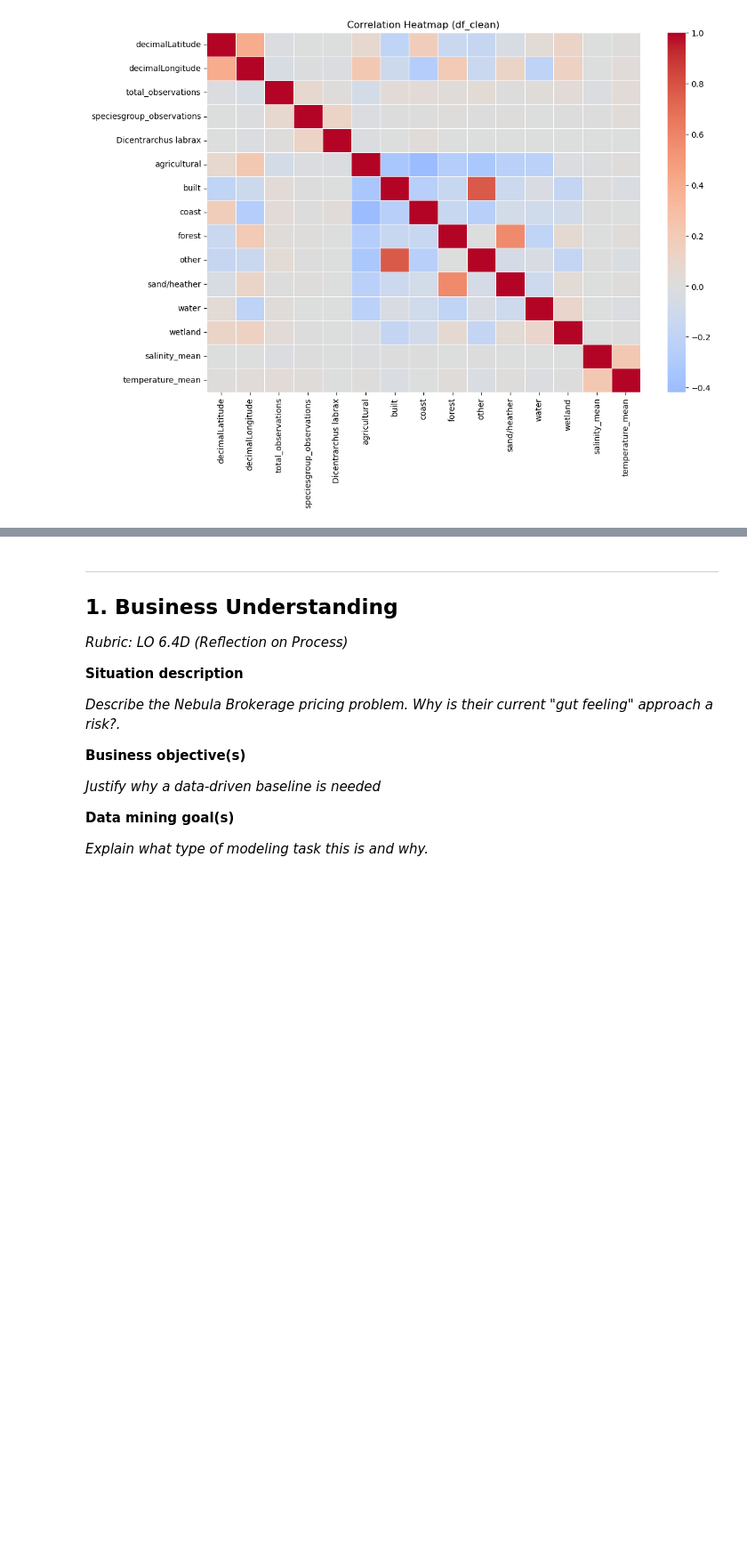
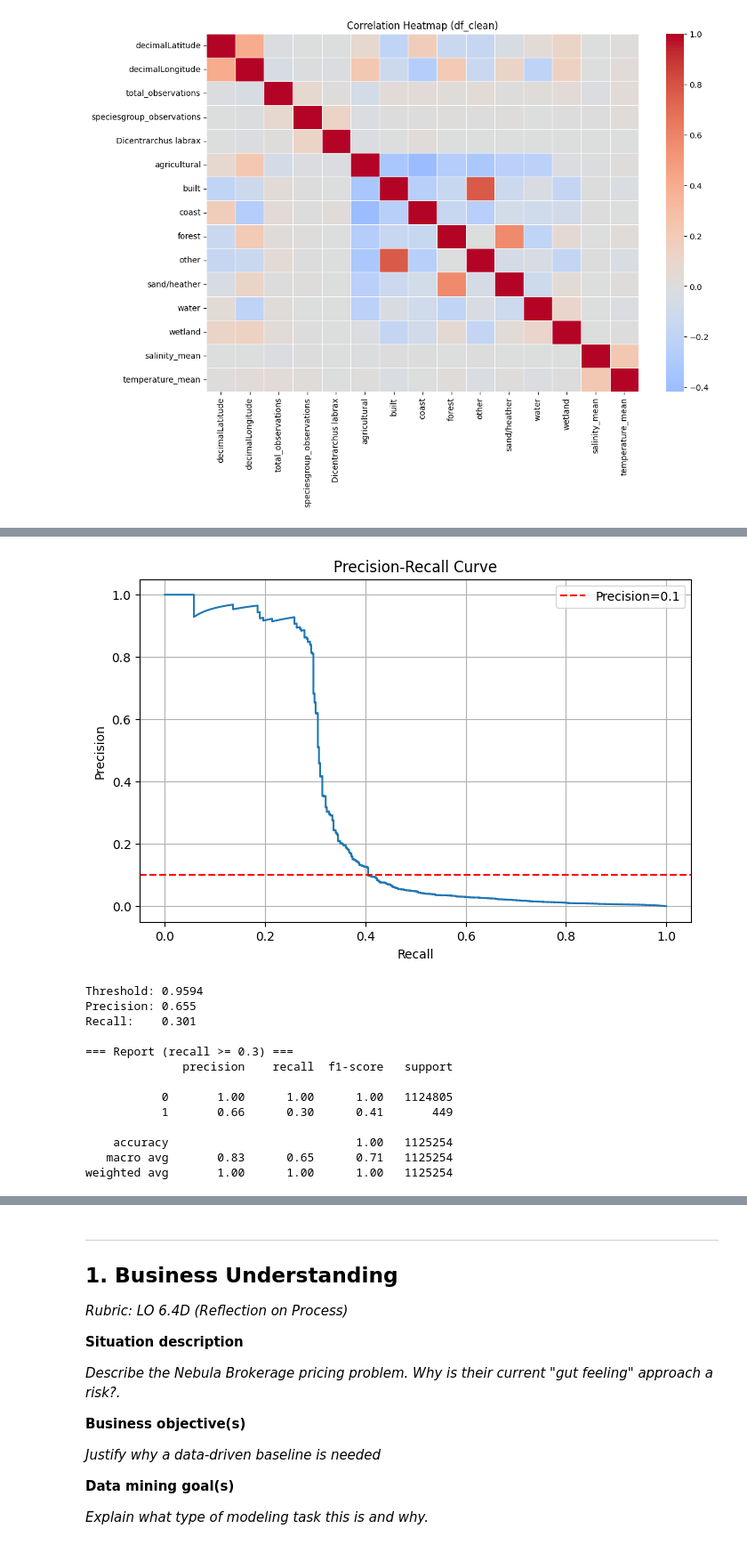
Before and after one commit to XueHu2222/DSAI, a Jupyter notebook: assignment_template_it1.ipynb, the cells around one changed output, grey strips where cells are left out. Shown at 89% size. Cells and saved outputs as stored; diff of their text form; code cells hidden in the pictures; blank space fills up the shorter version.

```diff
--- a/assignment_template_it1.ipynb
+++ b/assignment_template_it1.ipynb
@@ -459,0 +348,11 @@ X = df_ml.drop(columns=cols_to_drop)
+# %%
+train_df = df_ml[df_ml['year'] < 2024]
+test_df  = df_ml[df_ml['year'] >= 2024]
+
+X_train = train_df[features]
+y_train = train_df['presence']
+X_test  = test_df[features]
+y_test  = test_df['presence']
+
+print(f"Train: {len(X_train)} rows, {y_train.sum()} positive ({y_train.mean():.4f})")
+print(f"Test:  {len(X_test)} rows, {y_test.sum()} positive ({y_test.mean():.4f})")
@@ -459,0 +433,45 @@ X = df_ml.drop(columns=cols_to_drop)
+# %%
+from sklearn.metrics import precision_recall_curve
+import matplotlib.pyplot as plt
+
+precision_curve, recall_curve, thresholds = precision_recall_curve(y_test, y_prob)
+
+plt.figure(figsize=(8, 5))
+plt.plot(recall_curve, precision_curve)
+plt.xlabel('Recall')
+plt.ylabel('Precision')
+plt.title('Precision-Recall Curve')
+plt.axhline(y=0.1, color='r', linestyle='--', label='Precision=0.1')
+plt.legend()
+plt.grid(True)
+plt.show()
+
+precision_aligned = precision_curve[:-1]
+recall_aligned = recall_curve[:-1]
+
+mask = recall_aligned >= 0.3
+best_idx_30 = np.argmax(precision_aligned[mask])
+threshold_30 = thresholds[mask][best_idx_30]
+
+print(f"Threshold: {threshold_30:.4f}")
+print(f"Precision: {precision_aligned[mask][best_idx_30]:.3f}")
+print(f"Recall:    {recall_aligned[mask][best_idx_30]:.3f}")
+
+y_pred_30 = (y_prob >= threshold_30).astype(int)
+print("\n=== Report (recall >= 0.3) ===")
+print(classification_report(y_test, y_pred_30))
+# %% [output]
+[figure, added]
+Threshold: 0.9594
+Precision: 0.655
+Recall:    0.301
+
+=== Report (recall >= 0.3) ===
+              precision    recall  f1-score   support
+
+           0       1.00      1.00      1.00   1124805
+           1       0.66      0.30      0.41       449
+
+    accuracy                           1.00   1125254
+   macro avg       0.83      0.65      0.71   1125254
+weighted avg       1.00      1.00      1.00   1125254
```
Also changed, not shown: parts of 22 cells of this notebook.
